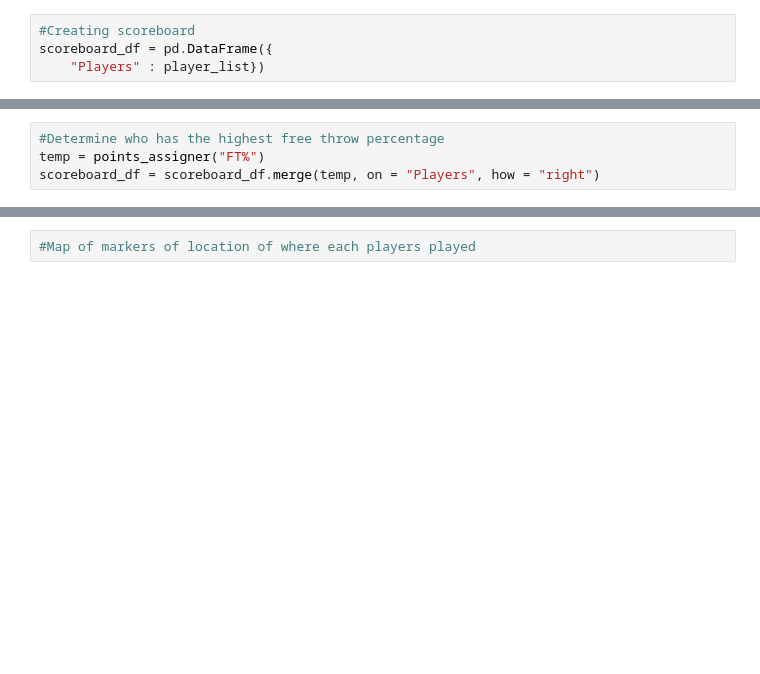
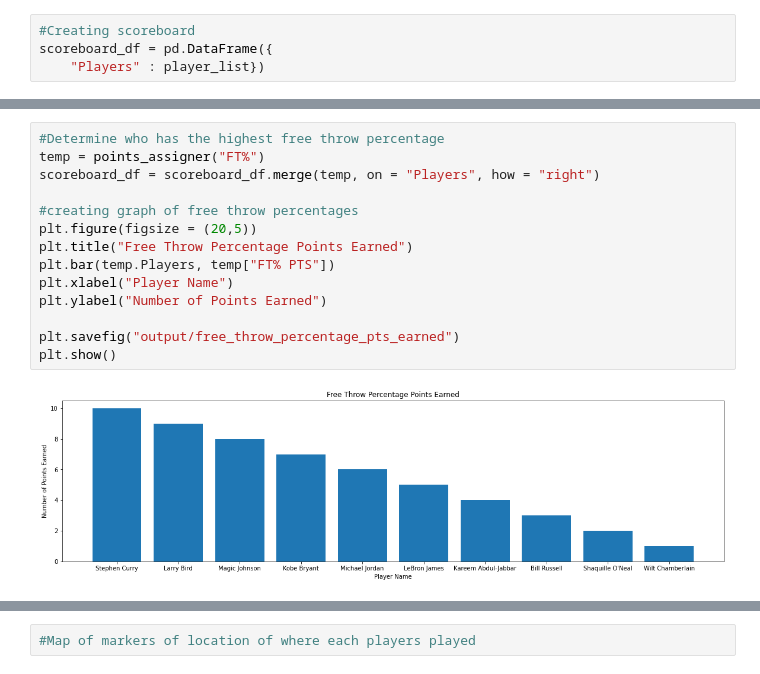
Before and after one commit to gdjeudeu/Project-1, a Jupyter notebook: Project_1.ipynb, the cells around one changed output, grey strips where cells are left out. Cells and saved outputs as stored; diff of their text form; blank space fills up the shorter version.

```diff
--- a/Project_1.ipynb
+++ b/Project_1.ipynb
@@ -132,7 +156,19 @@ scoreboard_df = scoreboard_df.merge(temp, on = "Players", how = "right")
 # %%
 #Determine who has the highest free throw percentage
 temp = points_assigner("FT%")
 scoreboard_df = scoreboard_df.merge(temp, on = "Players", how = "right")
+
+#creating graph of free throw percentages
+plt.figure(figsize = (20,5))
+plt.title("Free Throw Percentage Points Earned")
+plt.bar(temp.Players, temp["FT% PTS"])
+plt.xlabel("Player Name")
+plt.ylabel("Number of Points Earned")
+
+plt.savefig("output/free_throw_percentage_pts_earned")
+plt.show()
+# %% [output]
+[figure, added]
 # %%
 #Determine who has the most rebounds per game
 temp = points_assigner("TRB")
```
Also changed, not shown: parts of 25 cells of this notebook, 16 other files.
